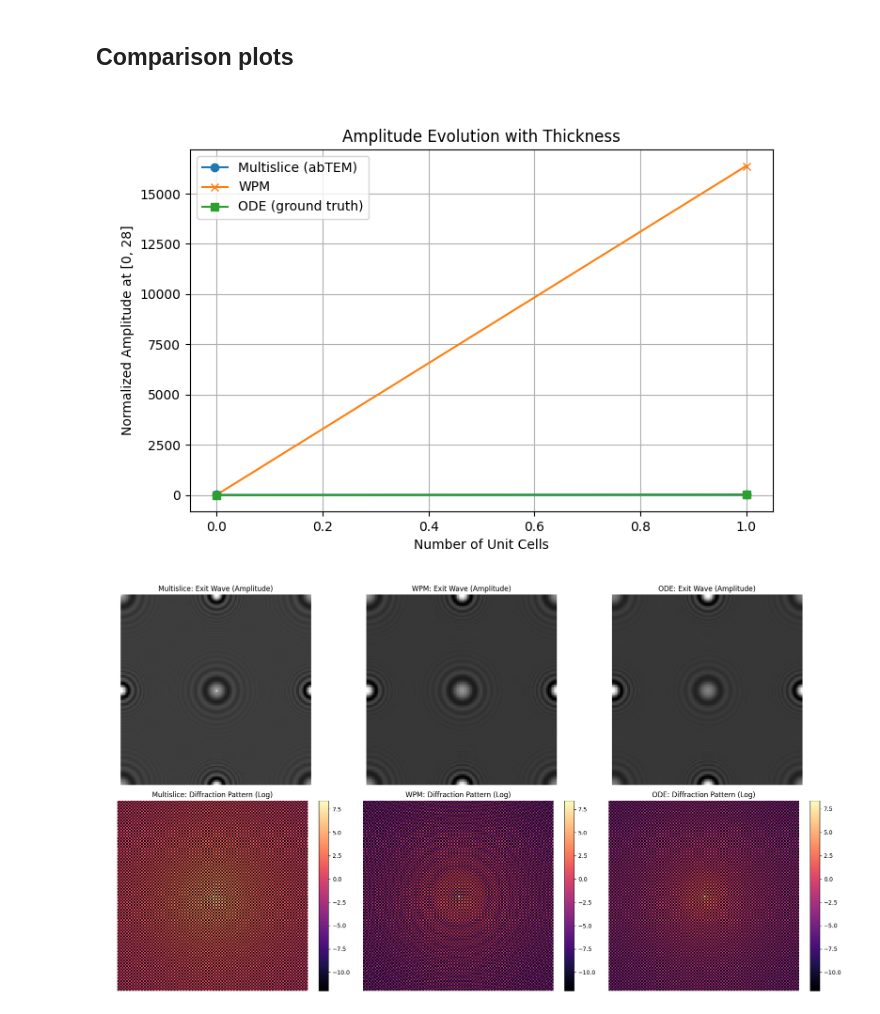
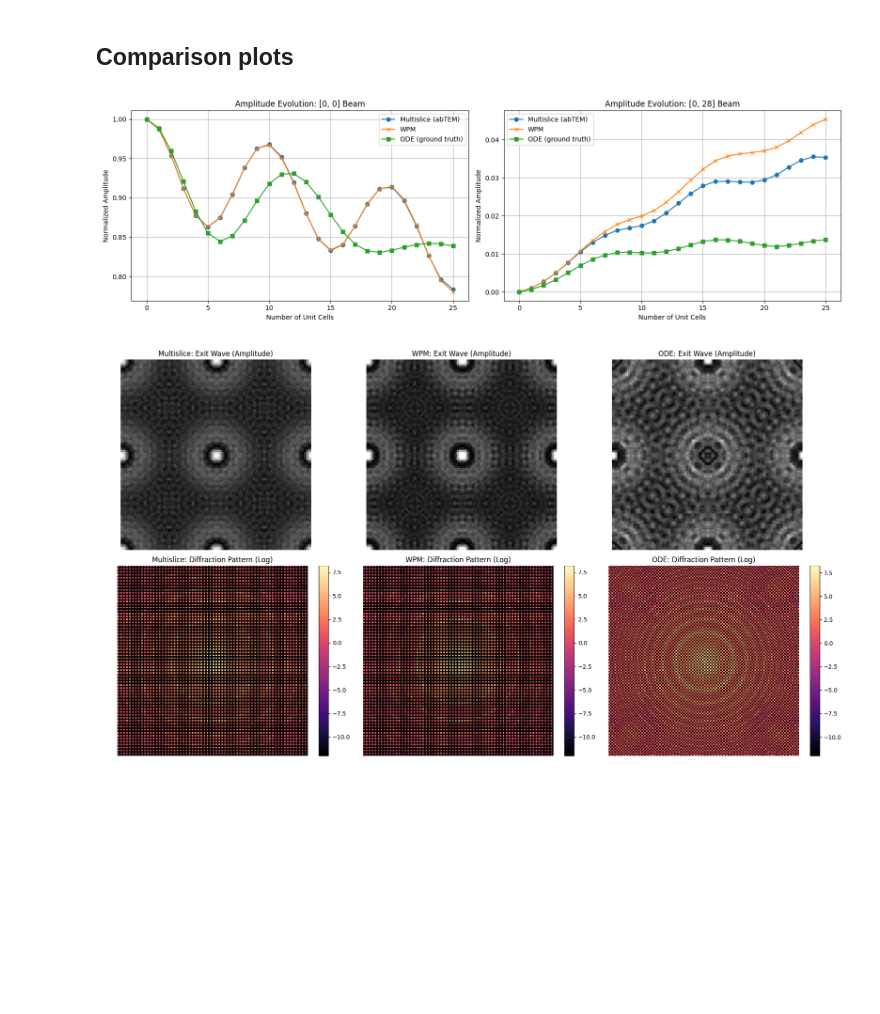
Before and after one commit to DavidLanders95/jax-ptychography, a Jupyter notebook: wpm/au_verification.ipynb, the cells around one changed output. Cells and saved outputs as stored; diff of their text form; code cells hidden in the pictures; blank space fills up the shorter version.

```diff
--- a/wpm/au_verification.ipynb
+++ b/wpm/au_verification.ipynb
@@ -400,8 +278,10 @@ measurements_multislice = np.array(measurements_multislice)
 # %% [markdown]
 ## WPM thickness sweep
 # %%
-measurements_wpm = []
 current_wave = probe_array
+
+measurements_wpm_0_0 = []
+measurements_wpm_0_28 = []
 
 for i in tqdm(n_cells_range, desc="WPM cells"):
     if i == 0:
@@ -409,34 +289,55 @@ for i in tqdm(n_cells_range, desc="WPM cells"):
         diffraction_pattern = jnp.abs(jnp.fft.fftshift(jnp.fft.fft2(current_wave) / (current_wave.shape[0] * current_wave.shape[1])))
     else:
         current_wave, diffraction_pattern = simulate_pattern_wpm(
-            potential_single,
+            pot_array_coarse,
             current_wave,
-            slice_thickness,
+            slice_thickness_coarse,
             energy,
         probe.sampling,
     )
-    measurements_wpm.append(diffraction_pattern[64, 64 + 0])
+
+    beam_0_0 = beam_amplitude_normalized(current_wave, 0, 0, use_fftshift=True)
+    beam_0_28 = beam_amplitude_normalized(current_wave, 0, 28, use_fftshift=True)
+
+    measurements_wpm_0_0.append(beam_0_0)
+    measurements_wpm_0_28.append(beam_0_28)
 
 exit_wave_wpm = current_wave
-measurements_wpm = np.array(measurements_wpm)
 # %% [markdown]
 ## Comparison plots
 # %%
-measurements_ODE = np.array(measurements_ODE_0_28)
+measurements_ODE_0_28 = np.array(measurements_ODE_0_28)
+measurements_ODE_0_0 = np.array(measurements_ODE_0_0)
 
-measurements_ODE_norm = measurements_ODE
-measurements_multislice_norm = measurements_multislice
-measurements_wpm_norm = measurements_wpm
+measurements_multislice_0_0 = np.array(measurements_ms_0_0)
+measurements_multislice_0_28 = np.array(measurements_ms_0_28)
 
-plt.figure(figsize=(8, 5))
-plt.plot(measurements_multislice_norm, marker="o", label="Multislice (abTEM)")
-plt.plot(measurements_wpm_norm, marker="x", label="WPM")
-plt.plot(measurements_ODE_norm, marker="s", label="ODE (ground truth)")
-plt.xlabel("Number of Unit Cells")
-plt.ylabel("Normalized Amplitude at [0, 28]")
-plt.title("Amplitude Evolution with Thickness")
-plt.grid(True)
-plt.legend()
+measurements_wpm_0_0 = np.array(measurements_wpm_0_0)
+measurements_wpm_0_28 = np.array(measurements_wpm_0_28)
+
+fig, (ax1, ax2) = plt.subplots(1, 2, figsize=(16, 5))
+
+# Plot [0,0] beam
+ax1.plot(measurements_multislice_0_0, marker="o", label="Multislice (abTEM)")
+ax1.plot(measurements_wpm_0_0, marker="x", label="WPM")
+ax1.plot(measurements_ODE_0_0, marker="s", label="ODE (ground truth)")
+ax1.set_xlabel("Number of Unit Cells")
+ax1.set_ylabel("Normalized Amplitude")
+ax1.set_title("Amplitude Evolution: [0, 0] Beam")
+ax1.grid(True)
+ax1.legend()
+
+# Plot [0,28] beam
+ax2.plot(measurements_multislice_0_28, marker="o", label="Multislice (abTEM)")
+ax2.plot(measurements_wpm_0_28, marker="x", label="WPM")
+ax2.plot(measurements_ODE_0_28, marker="s", label="ODE (ground truth)")
+ax2.set_xlabel("Number of Unit Cells")
+ax2.set_ylabel("Normalized Amplitude")
+ax2.set_title("Amplitude Evolution: [0, 28] Beam")
+ax2.grid(True)
+ax2.legend()
+
+plt.tight_layout()
 plt.show()
 
 fig, axes = plt.subplots(2, 3, figsize=(18, 10))
@@ -459,32 +360,32 @@ fig.colorbar(im1, ax=axes[1, 0], fraction=0.046)
 wpm_wave = np.array(exit_wave_wpm)
 wpm_ft = np.fft.fftshift(np.fft.fft2(wpm_wave))
 wpm_log_int = np.log10(np.abs(wpm_ft)**2 + 1e-12)
 
 axes[0, 1].imshow(np.abs(wpm_wave), cmap="gray")
 axes[0, 1].set_title("WPM: Exit Wave (Amplitude)")
 axes[0, 1].axis("off")
 
 im2 = axes[1, 1].imshow(wpm_log_int, cmap="magma")
 axes[1, 1].set_title("WPM: Diffraction Pattern (Log)")
 axes[1, 1].axis("off")
 fig.colorbar(im2, ax=axes[1, 1], fraction=0.046)
 
 # --- ODE ODE ---
 ODE_wave = np.array(exit_wave_ODE)
 ODE_ft = np.fft.fftshift(np.fft.fft2(ODE_wave))
 ODE_log_int = np.log10(np.abs(ODE_ft)**2 + 1e-12)
 
 axes[0, 2].imshow(np.abs(ODE_wave), cmap="gray")
 axes[0, 2].set_title("ODE: Exit Wave (Amplitude)")
 axes[0, 2].axis("off")
 
 im3 = axes[1, 2].imshow(ODE_log_int, cmap="magma")
 axes[1, 2].set_title("ODE: Diffraction Pattern (Log)")
 axes[1, 2].axis("off")
 fig.colorbar(im3, ax=axes[1, 2], fraction=0.046)
 
 plt.tight_layout()
 plt.show()
 # %% [output]
-[figure, old version]
+[figure, new version]
-[figure, old version]
+[figure, new version]
```
Also changed, not shown: parts of 8 cells of this notebook, 2 other files.
